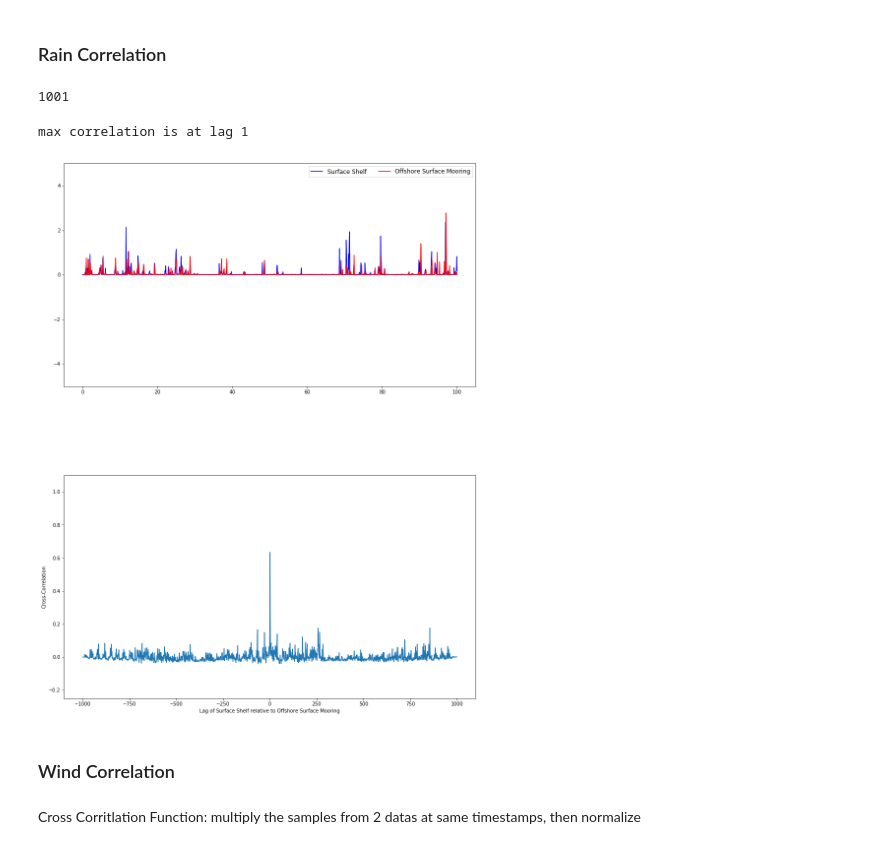
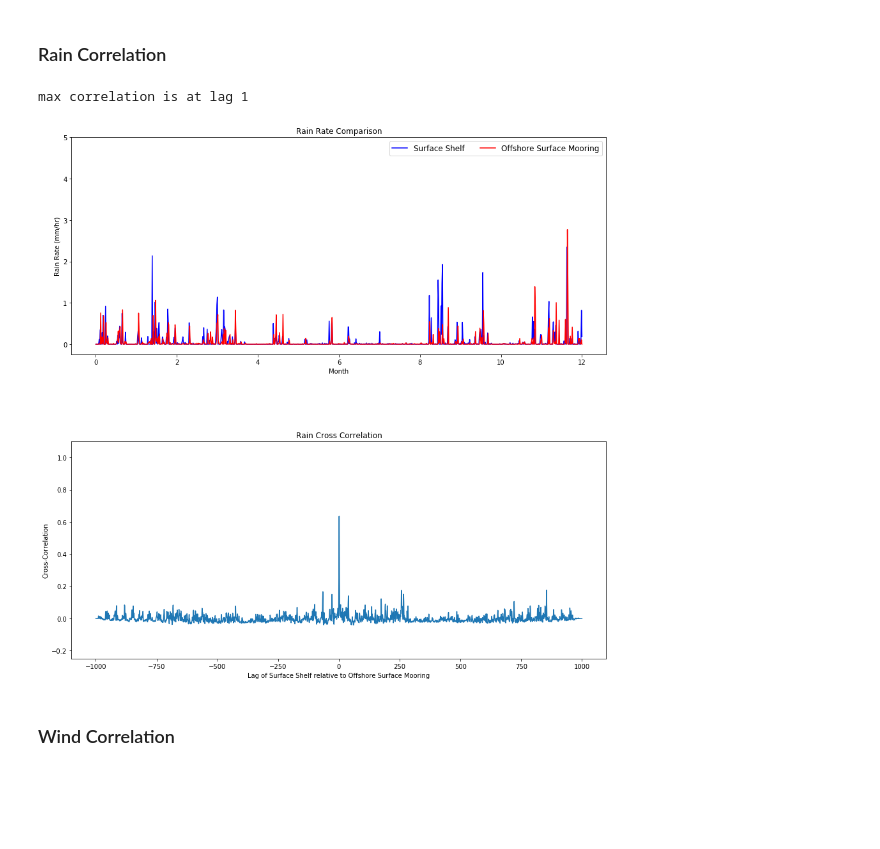
Before and after one commit to etomlin27/Meteorology_Project_2, a Jupyter notebook: Tomlin_Project2_Meteo.ipynb, the cells around one changed output. Cells and saved outputs as stored; diff of their text form; code cells hidden in the pictures; blank space fills up the shorter version.

```diff
--- a/Tomlin_Project2_Meteo.ipynb
+++ b/Tomlin_Project2_Meteo.ipynb
@@ -346,48 +316,45 @@ plt.show()
 ## Cross Correlation Comparisons
 # %% [markdown]
 ### Rain Correlation
-# %%
-print(len(rainRate_OS))
-# %% [output]
-1001
 # %%
 npts = 1001
-x = np.linspace(0, 100, npts)
+x = np.linspace(0, 12, npts)
 
 t1=np.asarray(time_OS)
 t2=np.asarray(time_SS)
 
 y1=np.asarray(rainRate_OS)
 y2=np.asarray(rainRate_SS)
 
 
 lags = np.arange(-len(t1) + 1, len(t1))
 ccov = np.correlate(y1 - y1.mean(), y2 - y2.mean(), mode='full')
 ccor = ccov / (len(y1) * y1.std() * y2.std())
 
 fig, axs = plt.subplots(nrows=2)
 fig.subplots_adjust(hspace=0.4)
-fig.set_figheight(20)
+fig.set_figheight(15)
 fig.set_figwidth(15)
 ax = axs[0]
 ax.plot(x, rainRate_SS, 'b', label='Surface Shelf')
 ax.plot(x, rainRate_OS, 'r', label='Offshore Surface Mooring')
-ax.set_ylim(-5, 5)
+ax.set_ylim(-0.25, 5)
+ax.set_xlabel('Month')
+ax.set_ylabel('Rain Rate (mm/hr)')
+ax.title.set_text('Rain Rate Comparison')
 ax.legend(loc='upper right', fontsize='large', ncol=2)
 
 ax = axs[1]
 ax.plot(lags, ccor)
 ax.set_ylim(-0.25, 1.1)
 ax.set_ylabel('Cross-Correlation')
 ax.set_xlabel('Lag of Surface Shelf relative to Offshore Surface Mooring')
+ax.title.set_text('Rain Cross Correlation')
 
 maxlag = lags[np.argmax(ccor)]
 print("max correlation is at lag %d" % maxlag)
 # %% [output]
 max correlation is at lag 1
-[figure, old version]
+[figure, new version]
 # %% [markdown]
 ### Wind Correlation
-# %% [markdown]
-Cross Corritlation Function:
-multiply the samples from 2 datas at same timestamps, then normalize
```
Also changed, not shown: parts of 15 cells of this notebook.
